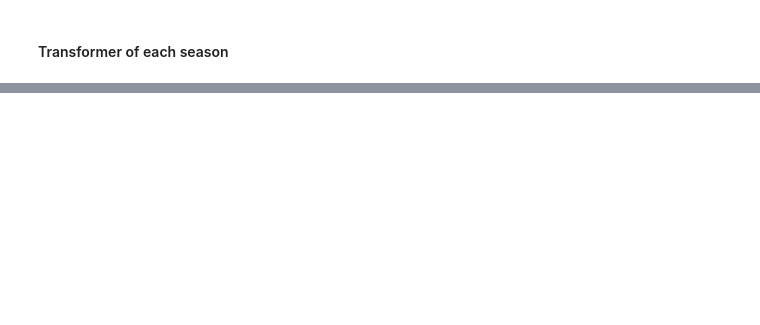
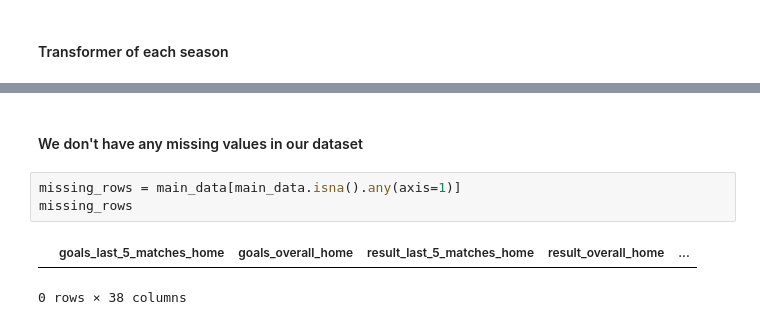
Before and after one commit to zak-soussi/Football_Match_Prediction, a Jupyter notebook: data_transformation.ipynb, the cells around one changed output, grey strips where cells are left out. Drawn from its saved outputs; the diff is of its cells as text; blank space fills up the shorter version.

```diff
--- a/eda_preprocessing.ipynb
+++ b/data_transformation.ipynb
@@ -190,0 +231,8 @@ example
+# %% [markdown]
+#### We don't have any missing values in our dataset
+# %%
+missing_rows = main_data[main_data.isna().any(axis=1)]
+missing_rows
+# %% [output]
+|  | goals_last_5_matches_home | goals_overall_home | result_last_5_matches_home | result_overall_home | ... |
+0 rows × 38 columns
```
Also changed, not shown: parts of 20 cells of this notebook, 1 other file.
